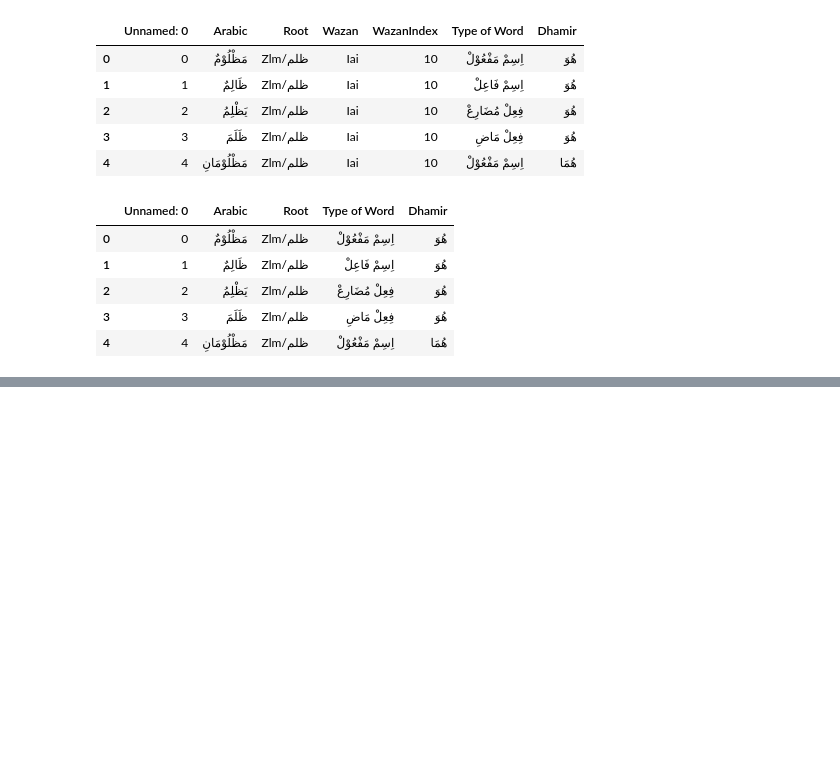
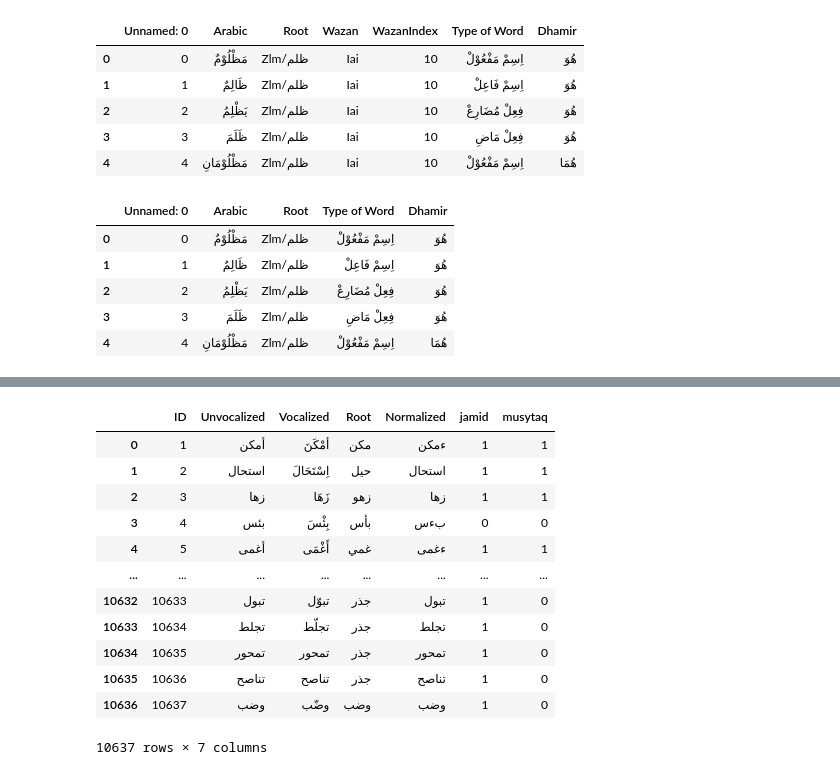
Before and after one commit to naufalFaqih/Capstone-Project-ArabicMorph, a Jupyter notebook: ArabicMorph.ipynb, the cells around one changed output, grey strips where cells are left out. Drawn from its saved outputs; the diff is of its cells as text; code cells hidden in the pictures; blank space fills up the shorter version.

Commit message:
menambahkan dataset untuk jamid&musytaq

```diff
--- a/ArabicMorph.ipynb
+++ b/ArabicMorph.ipynb
@@ -209,0 +183,8 @@ maful           0
+# %%
+unvocalized_words = []
+with open('arramooz-master/arabic_verbs_dataset.csv', newline='', encoding='utf-8') as csvfile:
+    reader = csv.DictReader(csvfile)
+    for i,row in enumerate(reader):
+        if i == 50:
+            break
+        unvocalized_words.append(row['Unvocalized'])
@@ -209,0 +201,4 @@ maful           0
+# %%
+df = pd.read_csv('arramooz-master/arabic_verbs_dataset.csv')
+df = df.drop(columns=["Triliteral", "Past", "Future", "Imperative", "Passive"])
+df.head()
@@ -209,0 +212,52 @@ maful           0
+# %%
+lastmark = True
+result = []
+for word in unvocalized_words:
+    result.extend(ad.full_stemmer(word, lastmark))
+def check_verb_type(data):
+    jamid = []
+    musytaq = []
+    for item in data:
+        word_type = item.get('type', '')
+        if 'جامد' in word_type:
+            jamid.append(item['word'])
+        elif '' in word_type:
+            musytaq.append(item['word'])
+        else:
+            print(f"Kata '{item['word']}' tidak dapat dikategorikan.")
+    return jamid, musytaq
+
+# Panggil fungsi untuk memeriksa tipe kata kerja
+
+def process_words(jamid,musytaq):
+    jamid_count = Counter(jamid)
+    musytaq_count = Counter(musytaq)
+
+    all_words = set(jamid + musytaq)
+    final_jamid = []
+    final_musytaq = []
+
+    for word in all_words:
+       if word in musytaq_count and word not in jamid_count:
+           final_musytaq.append(word)
+       elif word in musytaq_count and word in jamid_count:
+            if musytaq_count[word] > jamid_count[word]:
+                final_musytaq.append(word)
+            else:
+                final_jamid.append(word)
+       elif word in jamid_count and word not in musytaq_count:
+            final_jamid.append(word)
+    return final_jamid, final_musytaq
+
+jamid, musytaq = check_verb_type(result)
+final_jamid,final_musytaq = process_words(jamid, musytaq)
+print("Kata jamid yang diproses:", final_jamid)
+print("Kata musytaq yang diproses:", final_musytaq)
+
+
+
+df['jamid'] = df.apply(lambda row: 0 if row['Unvocalized'] in final_jamid else 1, axis=1)
+df['musytaq'] = df.apply(lambda row: 1 if row['Unvocalized'] in final_musytaq else 0, axis=1)
+
+df
+# %% [output]
@@ -209,0 +281,13 @@ maful           0
+|  | ID | Unvocalized | Vocalized | Root | Normalized | jamid | musytaq |
+| 0 | 1 | أمكن | أمْكَنَ | مكن | ءمكن | 1 | 1 |
+| 1 | 2 | استحال | اِسْتَحَالَ | حيل | استحال | 1 | 1 |
+| 2 | 3 | زها | زَهَا | زهو | زها | 1 | 1 |
+| 3 | 4 | بئس | بِئْسَ | بأس | بءس | 0 | 0 |
+| 4 | 5 | أغمى | أَغْمَى | غمي | ءغمى | 1 | 1 |
+| ... | ... | ... | ... | ... | ... | ... | ... |
+| 10632 | 10633 | تبول | تبوّل | جذر | تبول | 1 | 0 |
+| 10633 | 10634 | تجلط | تجلّط | جذر | تجلط | 1 | 0 |
+| 10634 | 10635 | تمحور | تمحور | جذر | تمحور | 1 | 0 |
+| 10635 | 10636 | تناصح | تناصح | جذر | تناصح | 1 | 0 |
+| 10636 | 10637 | وضب | وضّب | وضب | وضب | 1 | 0 |
+10637 rows × 7 columns
```
Also changed, not shown: parts of 12 cells of this notebook, 1 other file.
